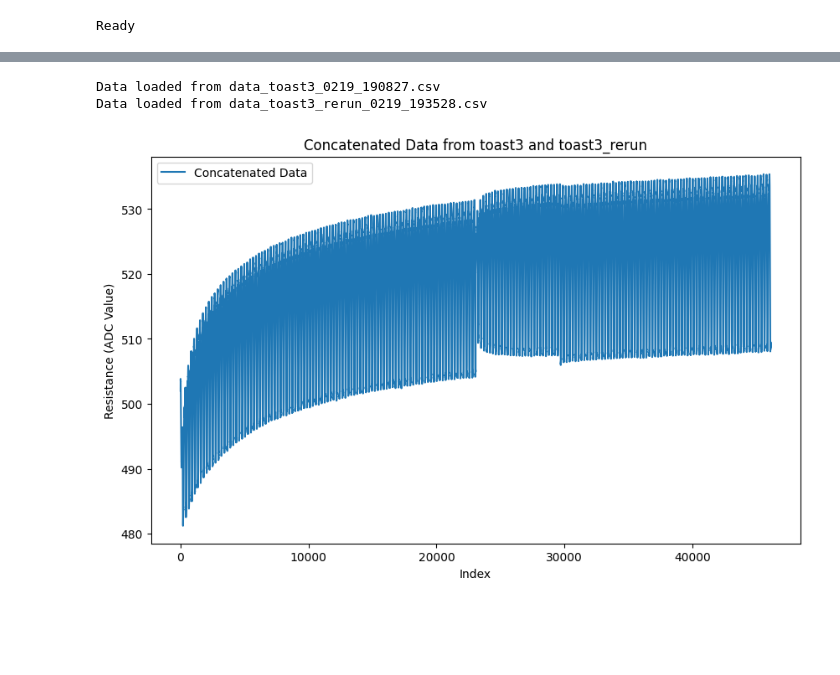
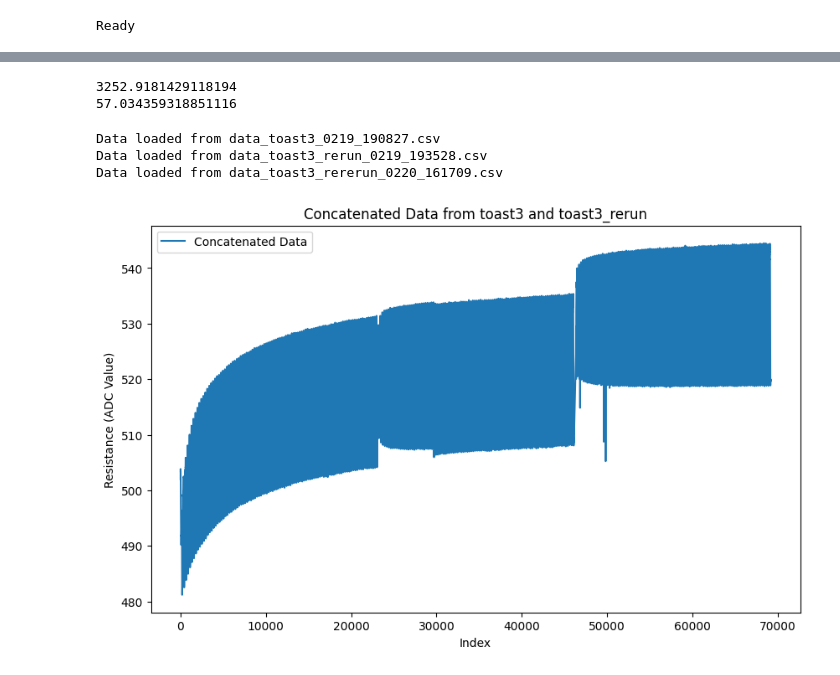
Before and after one commit to valleyquail/WormMQP, a Jupyter notebook: Data/modeling.ipynb, the cells around one changed output, grey strips where cells are left out. Drawn from its saved outputs; the diff is of its cells as text; code cells hidden in the pictures; blank space fills up the shorter version.

```diff
--- a/Data/modeling.ipynb
+++ b/Data/modeling.ipynb
@@ -10,9 +10,11 @@ def load_sensor_data(filename):
     df = pd.read_csv(f'../Data/raw_data/{filename}', sep=',')
 
     # Split the data into columns
-    df[['Cycle','Position','Reading']] = df['Data'].str.split(':', expand=True)
+    try:
+        df[['Cycle','Position','Reading','Speed']] = df['Data'].str.split(':', expand=True)
+    except:
+        df[['Cycle','Position','Reading']] = df['Data'].str.split(':', expand=True)
     df.drop(columns=['Data','Index'], inplace=True)
-
     # Clean
     df.dropna(inplace=True)
 
@@ -29,19 +31,40 @@ def load_sensor_data(filename):
 
     return df
 
-def plot_pr_curve(df, bounds):
+# def plot_pr_curve(df, bounds, col=None):
+#     if col is None:
+#         col = 'Reading'
+#     df_plot = df[(df['Cycle'] >= bounds[0]) & (df['Cycle'] <= bounds[1])]
+def plot_pr_curve(df, bounds, col=None):
+    if col is None:
+        col = 'Reading'
     df_plot = df[(df['Cycle'] >= bounds[0]) & (df['Cycle'] <= bounds[1])]
-    plt.scatter(df_plot['Position'], df_plot['Reading'], c=df_plot['Cycle'], cmap='gist_rainbow',s=5)
-    plt.title(f'Position vs Resistance, {bounds} Cycles [Color: Cycle]')
+    for cycle in df_plot['Cycle'].unique():
+        df_cycle = df_plot[df_plot['Cycle'] == cycle]
+        plt.plot(df_cycle['Position'], df_cycle[col], label=f'Cycle {cycle}', color=plt.cm.gist_rainbow(cycle / df_plot['Cycle'].nunique()))
+
+    plt.title(f'Position vs {col}, {bounds} Cycles [Color: Cycle]')
+    plt.xlabel('Position')
+    plt.ylabel('Resistance (ADC Value)')
+
+
+def plot_pr_scatter(df, bounds, col=None):
+    if col is None:
+        col = 'Reading'
+    df_plot = df[(df['Cycle'] >= bounds[0]) & (df['Cycle'] <= bounds[1])]
+    plt.scatter(df_plot['Position'], df_plot[col], c=df_plot['Cycle'], cmap='gist_rainbow',s=5)
+    plt.title(f'Position vs {col}, {bounds} Cycles [Color: Cycle]')
     plt.xlabel('Position')
     plt.ylabel('Resistance (ADC Value)')
     plt.colorbar()
 
-def plot_data(df, bounds):
+def plot_data(df, bounds, col=None):
+    if col is None:
+        col = 'Reading'
     df_plot = df[(df['Cycle'] >= bounds[0]) & (df['Cycle'] <= bounds[1])]
     df_plot2 = df_plot[(df_plot['Position'] == -400) | (df_plot['Position'] == 0)]
-    plt.plot(df_plot.index, df_plot['Reading'])
-    plt.scatter(df_plot2.index, df_plot2['Reading'], c=df_plot2['Position'], cmap='viridis',s=5)
+    plt.plot(df_plot.index, df_plot[col])
+    plt.scatter(df_plot2.index, df_plot2[col], c=df_plot2['Position'], cmap='viridis',s=5)
     plt.title('Raw Data, 100 Cycles')
     plt.xlabel('Index')
     plt.ylabel('Resistance (ADC Value)')
@@ -120,27 +265,40 @@ plt.plot(peaks.index, func(peaks.index, *popt),c='r')
+# %%
+mse = np.mean(np.square(eval_test['Position'] - eval_test['Clean']))
+print(mse)
+rmse = np.sqrt(mse)
+print(rmse)
+# %% [output]
+3252.9181429118194
+57.034359318851116
 # %%
 # Load the data for both files
 df_toast3 = load_sensor_data('data_toast3_0219_190827.csv')
 df_toast3_rerun = load_sensor_data('data_toast3_rerun_0219_193528.csv')
+df_toast3_rererun = load_sensor_data('data_toast3_rererun_0220_161709.csv')
 
 # Offset the index of the second dataframe
 df_toast3_rerun.reset_index(drop=True, inplace=True)
 df_toast3_rerun.index += len(df_toast3)
 
+df_toast3_rererun.reset_index(drop=True,inplace=True)
+df_toast3_rererun.index += len(df_toast3) + len(df_toast3_rerun)
+
 # Concatenate the dataframes
-df_concat = pd.concat([df_toast3, df_toast3_rerun])
+df_concat = pd.concat([df_toast3, df_toast3_rerun, df_toast3_rererun[200:]])
 
 # Plot the concatenated data
 plt.figure(figsize=(10, 6))
 plt.plot(df_concat.index, df_concat['Reading'], label='Concatenated Data')
 plt.title('Concatenated Data from toast3 and toast3_rerun')
 plt.xlabel('Index')
 plt.ylabel('Resistance (ADC Value)')
 plt.legend()
 plt.show()
 # %% [output]
 Data loaded from data_toast3_0219_190827.csv
 Data loaded from data_toast3_rerun_0219_193528.csv
+Data loaded from data_toast3_rererun_0220_161709.csv
-[figure, old version]
+[figure, new version]
 # %%
 # Define the function to fit
 def func(x, a, b, c):
```
Also changed, not shown: parts of 5 cells of this notebook, 16 other files.
